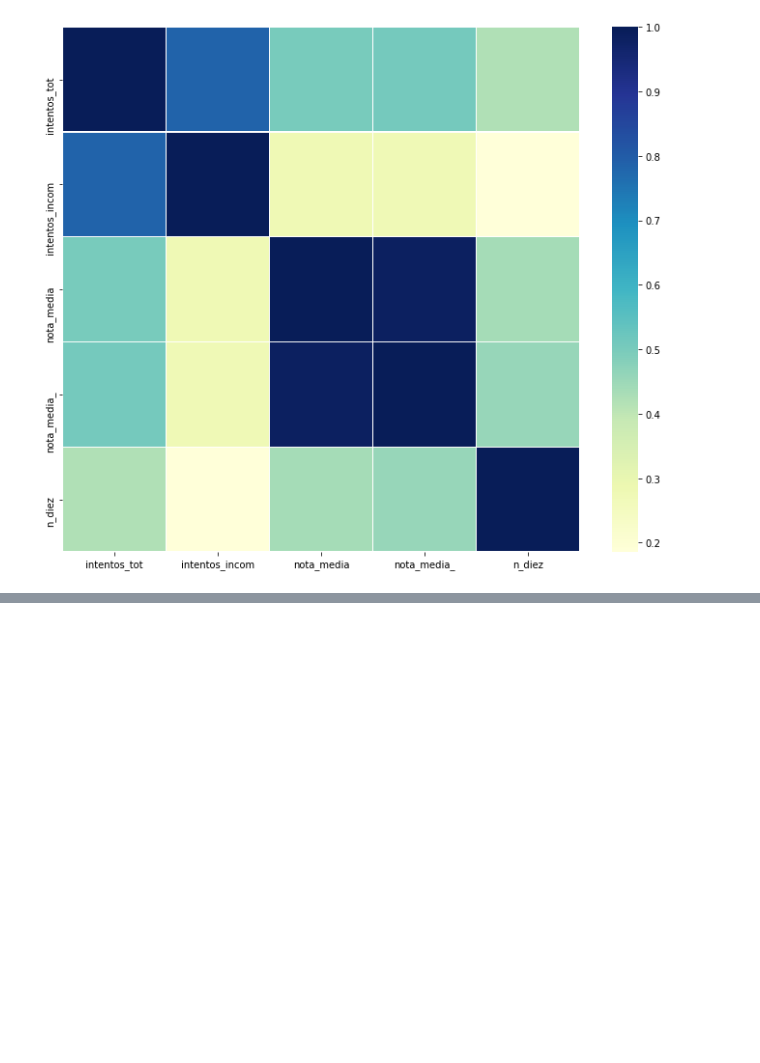
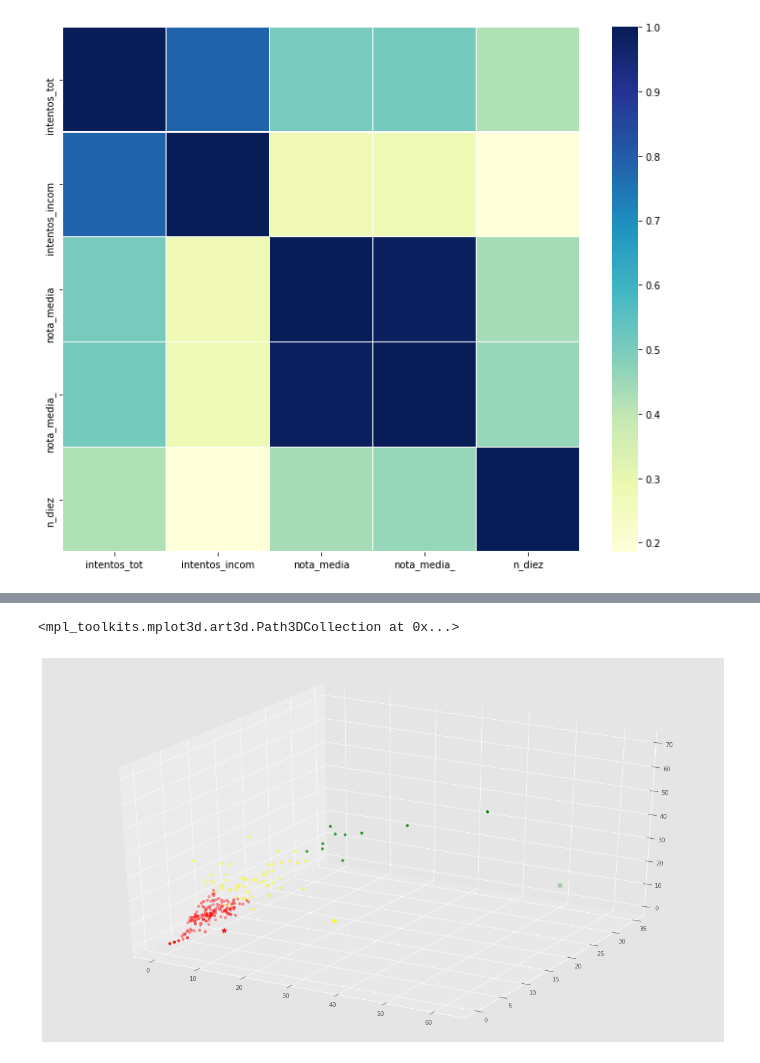
Before and after one commit to Liss-maritza/Rendimiento-academico-Machine-Learning, a Jupyter notebook: limpieza_datos/limpieza_analisisDatosTFM.ipynb, the cells around one changed output, grey strips where cells are left out. Cells and saved outputs as stored; diff of their text form; code cells hidden in the pictures; blank space fills up the shorter version.

```diff
--- a/limpieza_datos/limpieza_analisisDatosTFM.ipynb
+++ b/limpieza_datos/limpieza_analisisDatosTFM.ipynb
@@ -453,3 +621,34 @@ De igual manera, existe una correlación aunque con menor intensidad entre las v
+# %%
+%matplotlib inline
+from mpl_toolkits.mplot3d import Axes3D
+plt.rcParams['figure.figsize'] = (16, 9)
+plt.style.use('ggplot')
+# %%
+# Prediccion del cluster
+labels = kmeansModel.predict(dataF)
+#Sacamos los valores de X para graficar
+f1 = dataF['intentos_incom'].values
+f2 = dataF['nota_media'].values
+f3 = dataF['intentos_tot'].values
+#f5 = dataF['n_diez'].values
+
+C = kmeansModel.cluster_centers_
+colores=['red','green','yellow']
+asignar=[]
+for row in labels:
+     asignar.append(colores[row])
+
+# plt.scatter(f1, f2, c=asignar, s=20)
+# plt.scatter(centroids[:, 0], centroids[:, 1], marker='*', c=colores, s=100)
+# plt.show()
+
+fig = plt.figure()
+ax = Axes3D(fig)
+ax.scatter(f1, f2, f3, c=asignar,s=20)
+ax.scatter(centroids[:, 0], centroids[:, 1], centroids[:, 2], marker='*', c=colores, s=100)
+# %% [output]
+<mpl_toolkits.mplot3d.art3d.Path3DCollection at 0x...>
+[figure, added]
 # %% [markdown]
 <!--Footer-->
  <div style="background: #333333;padding: 35px 0px;margin-top: 25px;">
```
Also changed, not shown: parts of 21 cells of this notebook.
